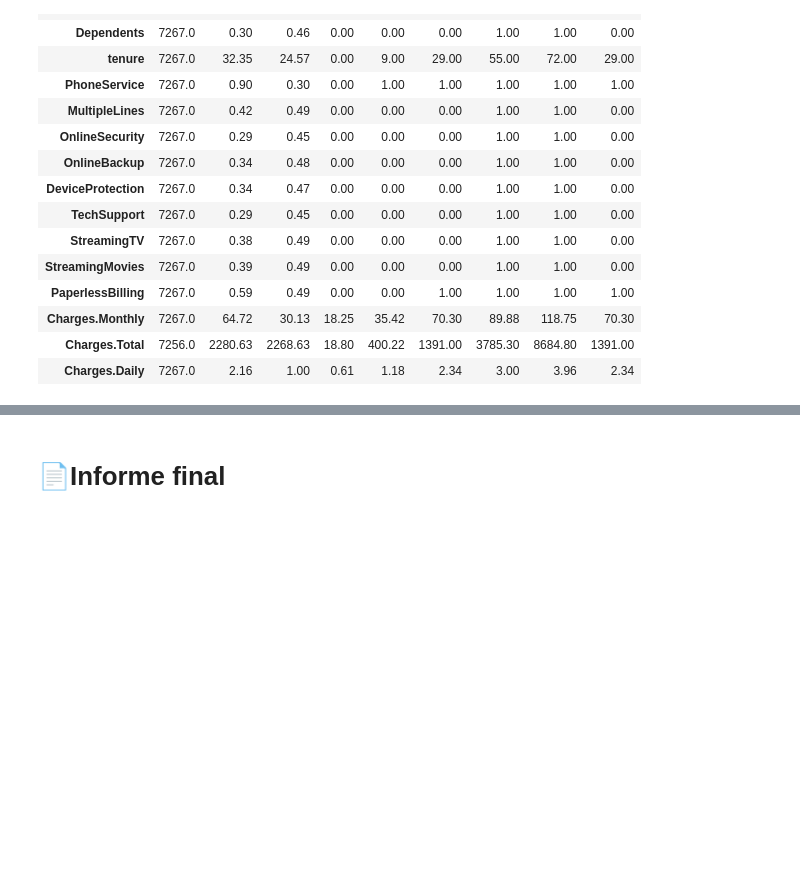
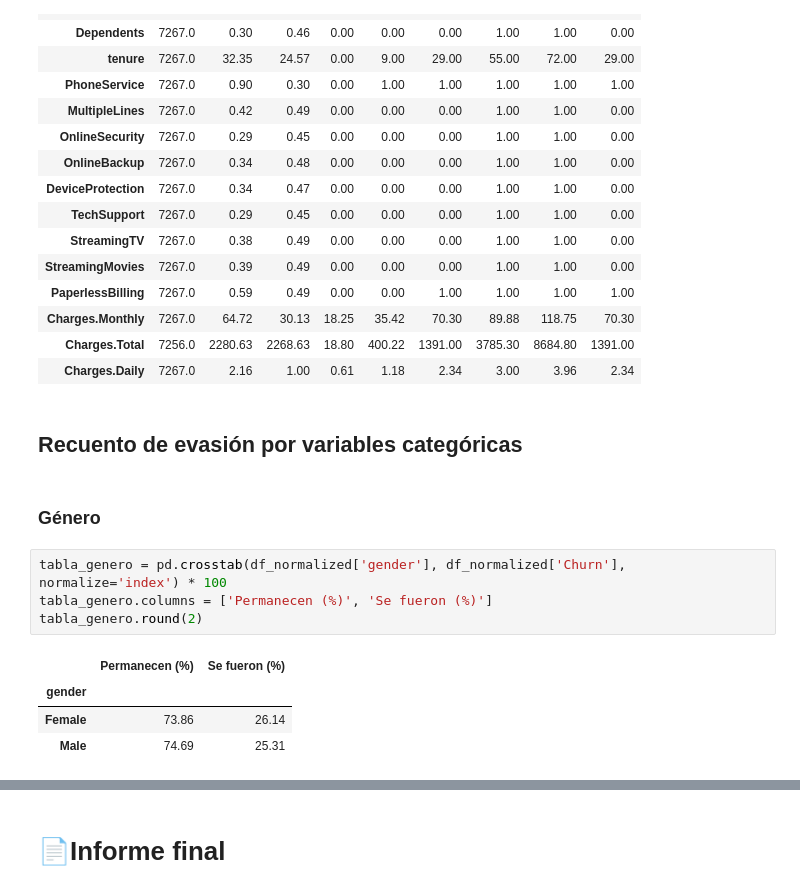
Before and after one commit to TWOD22/DesafioTelecomX, a Jupyter notebook: DesafioTelecomX.ipynb, the cells around one changed output, grey strips where cells are left out. Drawn from its saved outputs; the diff is of its cells as text; blank space fills up the shorter version.

```diff
--- a/DesafioTelecomX.ipynb
+++ b/DesafioTelecomX.ipynb
@@ -317,3 +317,16 @@ describe_df
 | Charges.Monthly | 7267.0 | 64.72 | 30.13 | 18.25 | 35.42 | 70.30 | 89.88 | 118.75 | 70.30 |
 | Charges.Total | 7256.0 | 2280.63 | 2268.63 | 18.80 | 400.22 | 1391.00 | 3785.30 | 8684.80 | 1391.00 |
 | Charges.Daily | 7267.0 | 2.16 | 1.00 | 0.61 | 1.18 | 2.34 | 3.00 | 3.96 | 2.34 |
+# %% [markdown]
+## Recuento de evasión por variables categóricas
+# %% [markdown]
+### Género
+# %%
+tabla_genero = pd.crosstab(df_normalized['gender'], df_normalized['Churn'], normalize='index') * 100
+tabla_genero.columns = ['Permanecen (%)', 'Se fueron (%)']
+tabla_genero.round(2)
+# %% [output]
+|  | Permanecen (%) | Se fueron (%) |
+| gender |  |  |
+| Female | 73.86 | 26.14 |
+| Male | 74.69 | 25.31 |
```
Also changed, not shown: parts of 2 cells of this notebook.
